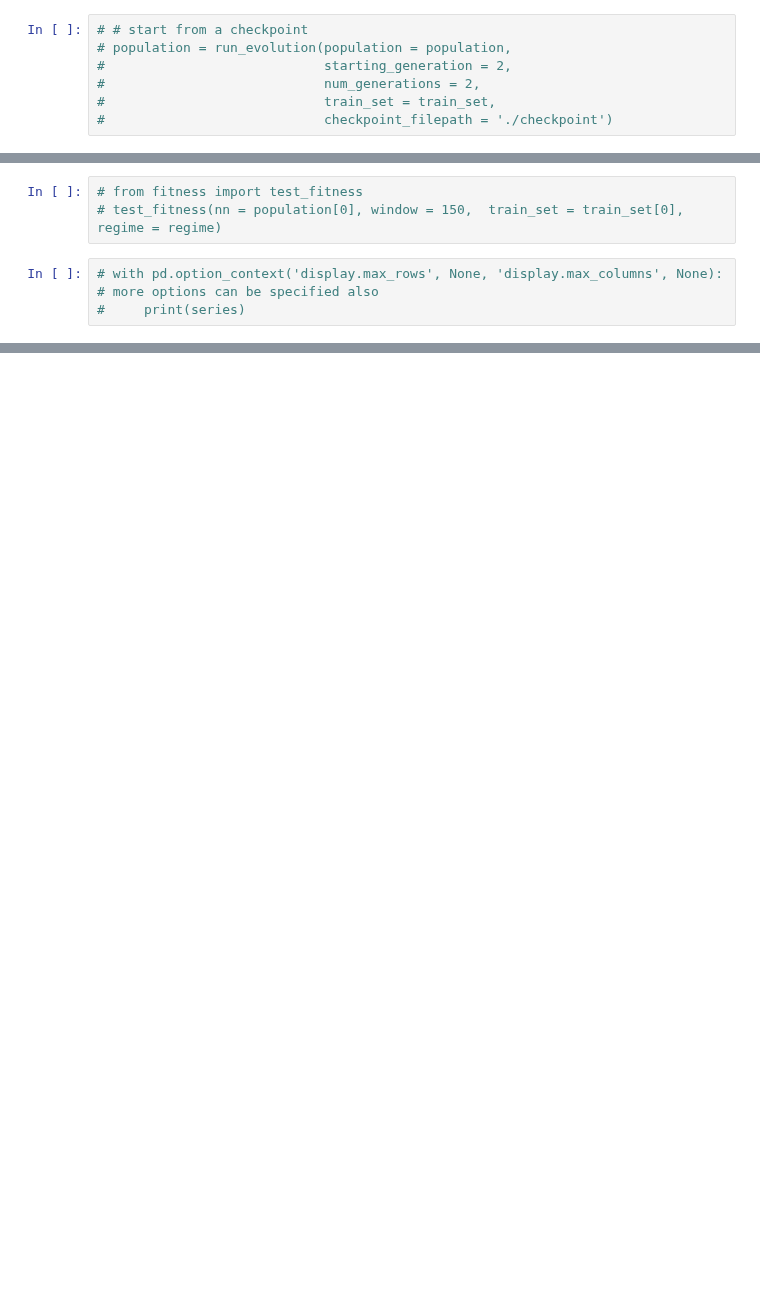
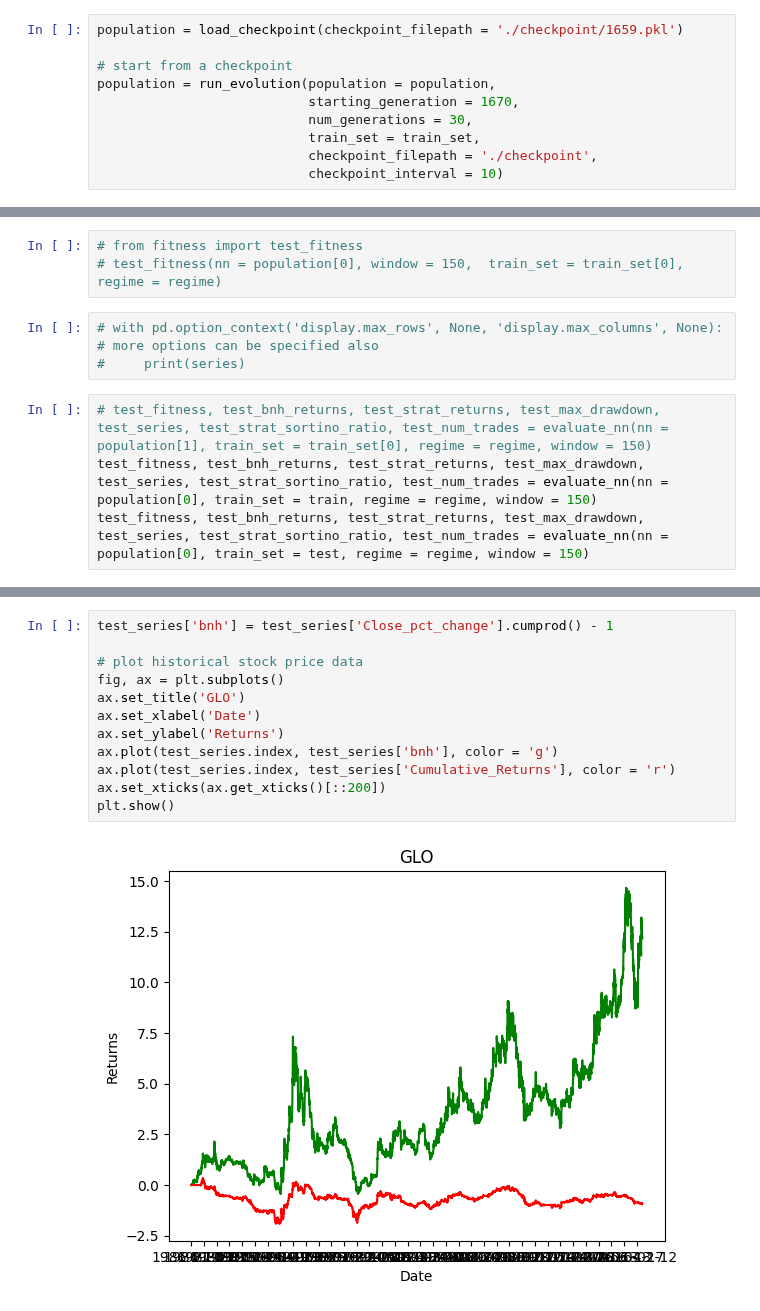
Before and after one commit to riokatipunan/rio_katipunan_portfolio, a Jupyter notebook: Application of Machine Learning in Stock Trading/Notebooks/Application of Genetic Algorithm and Neural Networks in Stock Trading/main.ipynb, the cells around one changed output, grey strips where cells are left out. Drawn from its saved outputs; the diff is of its cells as text; blank space fills up the shorter version.

```diff
--- a/Application of Machine Learning in Stock Trading/Notebooks/Application of Genetic Algorithm and Neural Networks in Stock Trading/main.ipynb
+++ b/Application of Machine Learning in Stock Trading/Notebooks/Application of Genetic Algorithm and Neural Networks in Stock Trading/main.ipynb
@@ -127,7 +125,10 @@ population = run_evolution(population = population,
 # %%
-# # start from a checkpoint
-# population = run_evolution(population = population,
-#                            starting_generation = 2,
-#                            num_generations = 2,
-#                            train_set = train_set,
-#                            checkpoint_filepath = './checkpoint')
+population = load_checkpoint(checkpoint_filepath = './checkpoint/1659.pkl')
+
+# start from a checkpoint
+population = run_evolution(population = population,
+                           starting_generation = 1670,
+                           num_generations = 30,
+                           train_set = train_set,
+                           checkpoint_filepath = './checkpoint',
+                           checkpoint_interval = 10)
@@ -182,3 +194,7 @@ nan
 # %%
 # with pd.option_context('display.max_rows', None, 'display.max_columns', None):  # more options can be specified also
 #     print(series)
+# %%
+# test_fitness, test_bnh_returns, test_strat_returns, test_max_drawdown, test_series, test_strat_sortino_ratio, test_num_trades = evaluate_nn(nn = population[1], train_set = train_set[0], regime = regime, window = 150)
+test_fitness, test_bnh_returns, test_strat_returns, test_max_drawdown, test_series, test_strat_sortino_ratio, test_num_trades = evaluate_nn(nn = population[0], train_set = train, regime = regime, window = 150)
+test_fitness, test_bnh_returns, test_strat_returns, test_max_drawdown, test_series, test_strat_sortino_ratio, test_num_trades = evaluate_nn(nn = population[0], train_set = test, regime = regime, window = 150)
@@ -184,0 +234,14 @@ nan
+# %%
+test_series['bnh'] = test_series['Close_pct_change'].cumprod() - 1
+
+# plot historical stock price data
+fig, ax = plt.subplots()
+ax.set_title('GLO')
+ax.set_xlabel('Date')
+ax.set_ylabel('Returns')
+ax.plot(test_series.index, test_series['bnh'], color = 'g')
+ax.plot(test_series.index, test_series['Cumulative_Returns'], color = 'r')
+ax.set_xticks(ax.get_xticks()[::200])
+plt.show()
+# %% [output]
+[figure, added]
```
Also changed, not shown: parts of 13 cells of this notebook, 13 other files.
